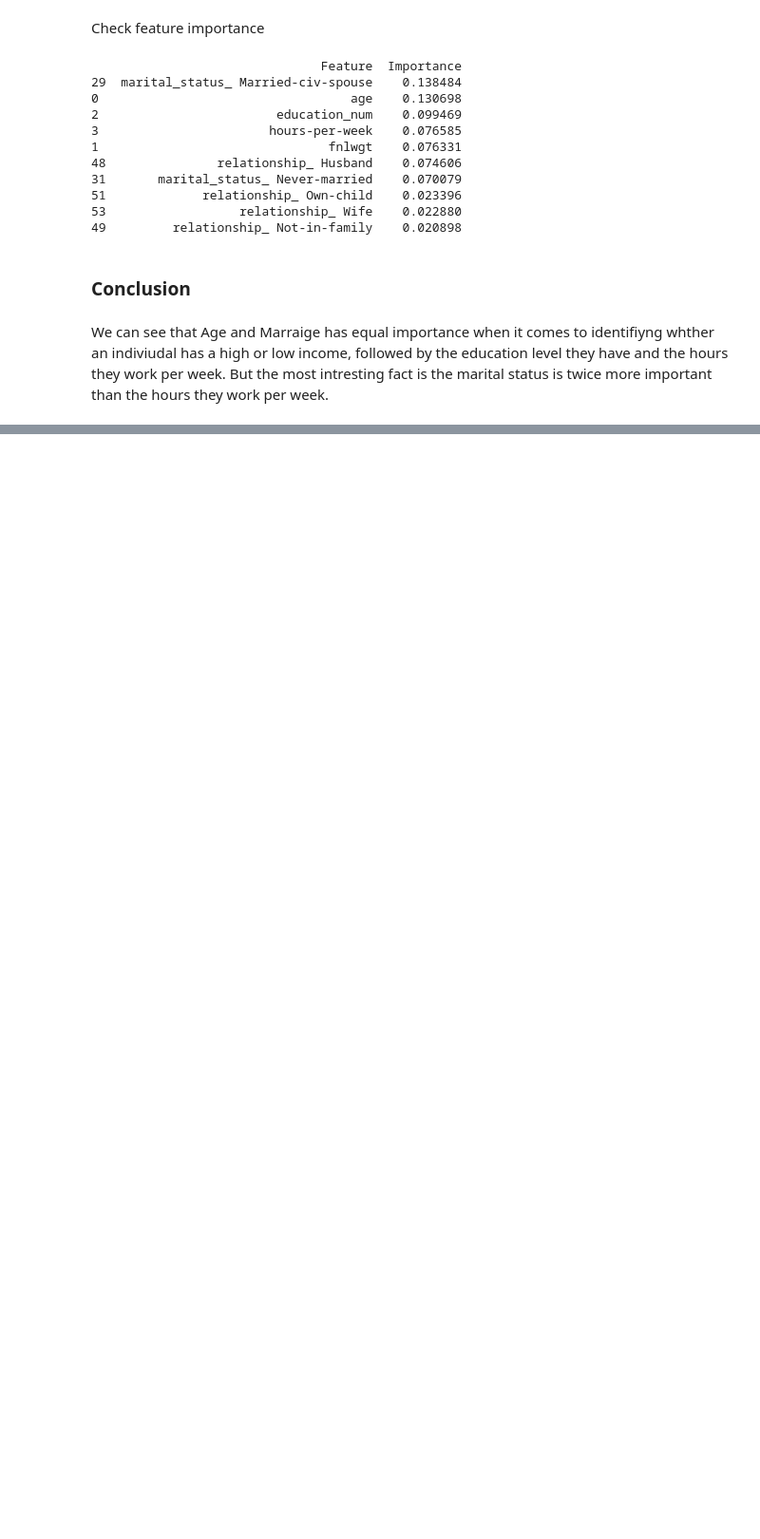
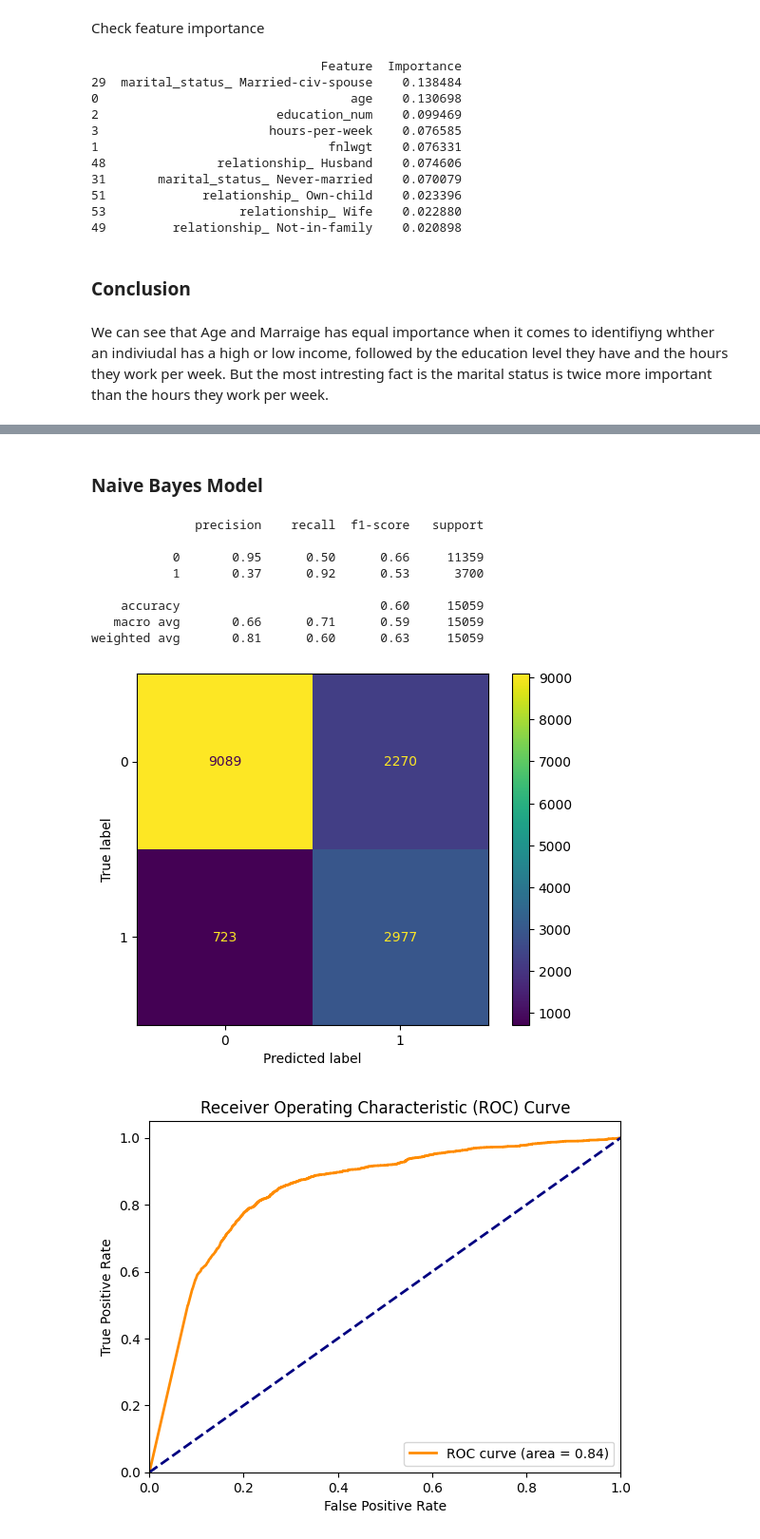
Before and after one commit to hammaadrizwan/Income-Classifier-using-Ensemble-algorithm, a Jupyter notebook: Notebook.ipynb, the cells around one changed output, grey strips where cells are left out. Shown at 95% size. Drawn from its saved outputs; the diff is of its cells as text; code cells hidden in the pictures; blank space fills up the shorter version.

```diff
--- a/Notebook.ipynb
+++ b/Notebook.ipynb
@@ -1195,0 +1283,69 @@ W
+# %% [markdown]
+<h3>Naive Bayes Model
+# %%
+adult_data = pd.read_csv('Data/cleaned_adult_data.csv')
+
+category_columns = ['workclass', 'education', 'marital_status', 'occupation', 'relationship', 'sex']
+numerical_columns = ['age', 'fnlwgt', 'education_num', 'hours-per-week']
+target_column = 'income_higher_than_50k'
+
+X = adult_data[category_columns + numerical_columns]
+y = adult_data[target_column]
+
+X_train, X_test, y_train, y_test = train_test_split(X, y, test_size=0.2, random_state=0)
+
+oversampler = RandomOverSampler(random_state=0)
+X_train_resampled, y_train_resampled = oversampler.fit_resample(X_train, y_train)
+
+numerical_transformer = StandardScaler()
+categorical_transformer = OneHotEncoder(handle_unknown='ignore', sparse=False)
+
+preprocessor = ColumnTransformer(
+    transformers=[
+        ('num', numerical_transformer, numerical_columns),
+        ('cat', categorical_transformer, category_columns)
+    ])
+
+gnb = GaussianNB()
+
+classifier_pipeline = Pipeline(steps=[('preprocessor', preprocessor),
+                                      ('classifier', gnb)])
+
+classifier_pipeline.fit(X_train_resampled, y_train_resampled)
+
+adult_test = pd.read_csv('Data/adult_test.csv')
+X_test = adult_test.drop('income_higher_than_50k', axis=1)
+y_test = adult_test['income_higher_than_50k']
+
+cm = confusion_matrix(y_test, predictions)
+
+ConfusionMatrixDisplay(confusion_matrix=cm).plot();
+y_pred = classifier_pipeline.predict(X_test)
+print(classification_report(y_test, y_pred))
+
+
+y_prob = classifier_pipeline.predict_proba(X_test)[:, 1]
+fpr, tpr, thresholds = roc_curve(y_test, y_prob)
+roc_auc = roc_auc_score(y_test, y_prob)
+
+plt.figure()
+plt.plot(fpr, tpr, color='darkorange', lw=2, label='ROC curve (area = %0.2f)' % roc_auc)
+plt.plot([0, 1], [0, 1], color='navy', lw=2, linestyle='--')
+plt.xlim([0.0, 1.0])
+plt.ylim([0.0, 1.05])
+plt.xlabel('False Positive Rate')
+plt.ylabel('True Positive Rate')
+plt.title('Receiver Operating Characteristic (ROC) Curve')
+plt.legend(loc="lower right")
+plt.show()
+# %% [output]
+              precision    recall  f1-score   support
+
+           0       0.95      0.50      0.66     11359
+           1       0.37      0.92      0.53      3700
+
+    accuracy                           0.60     15059
+   macro avg       0.66      0.71      0.59     15059
+weighted avg       0.81      0.60      0.63     15059
+[figure, added]
+[figure, added]
```
Also changed, not shown: parts of 11 cells of this notebook.
